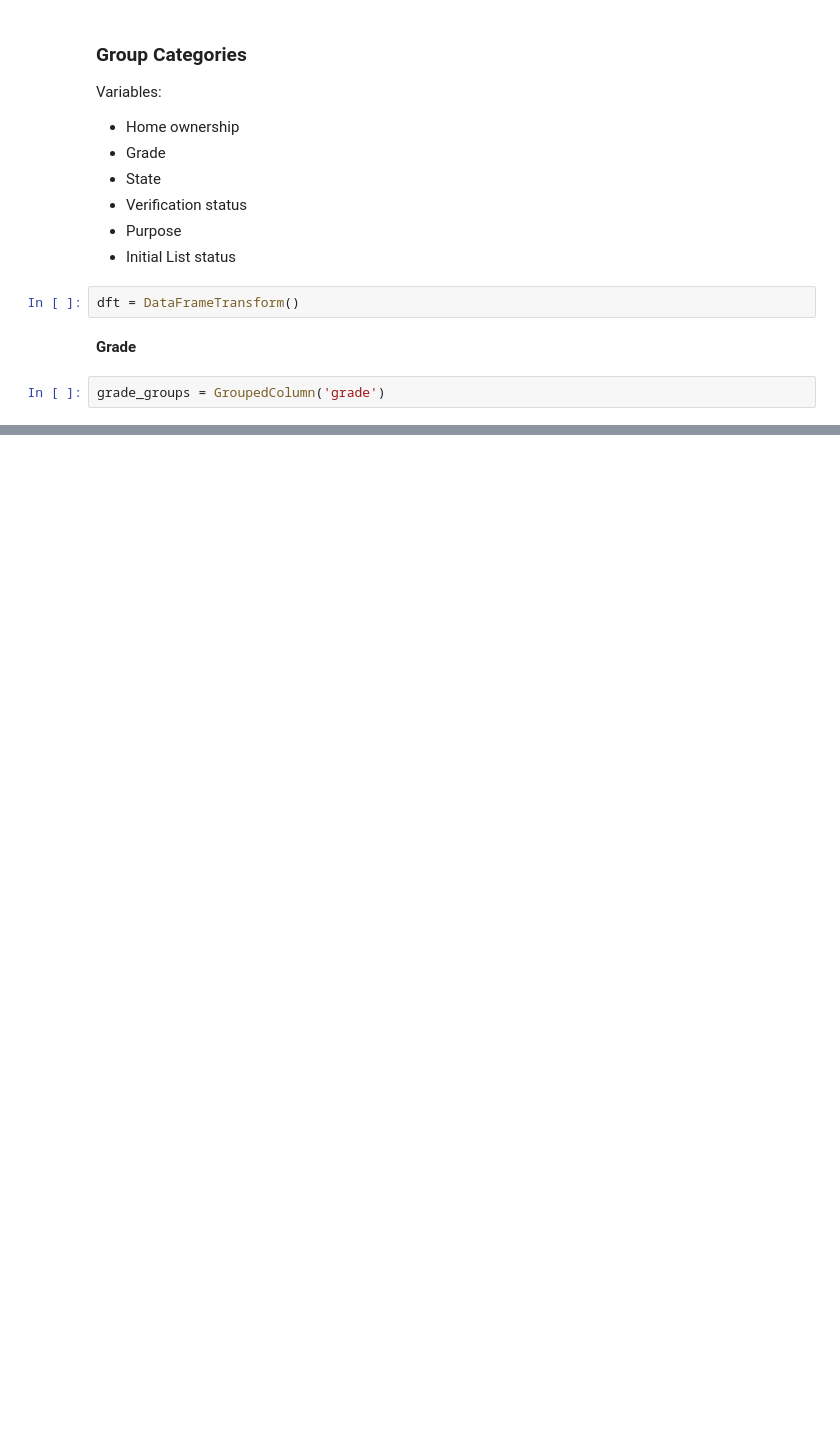
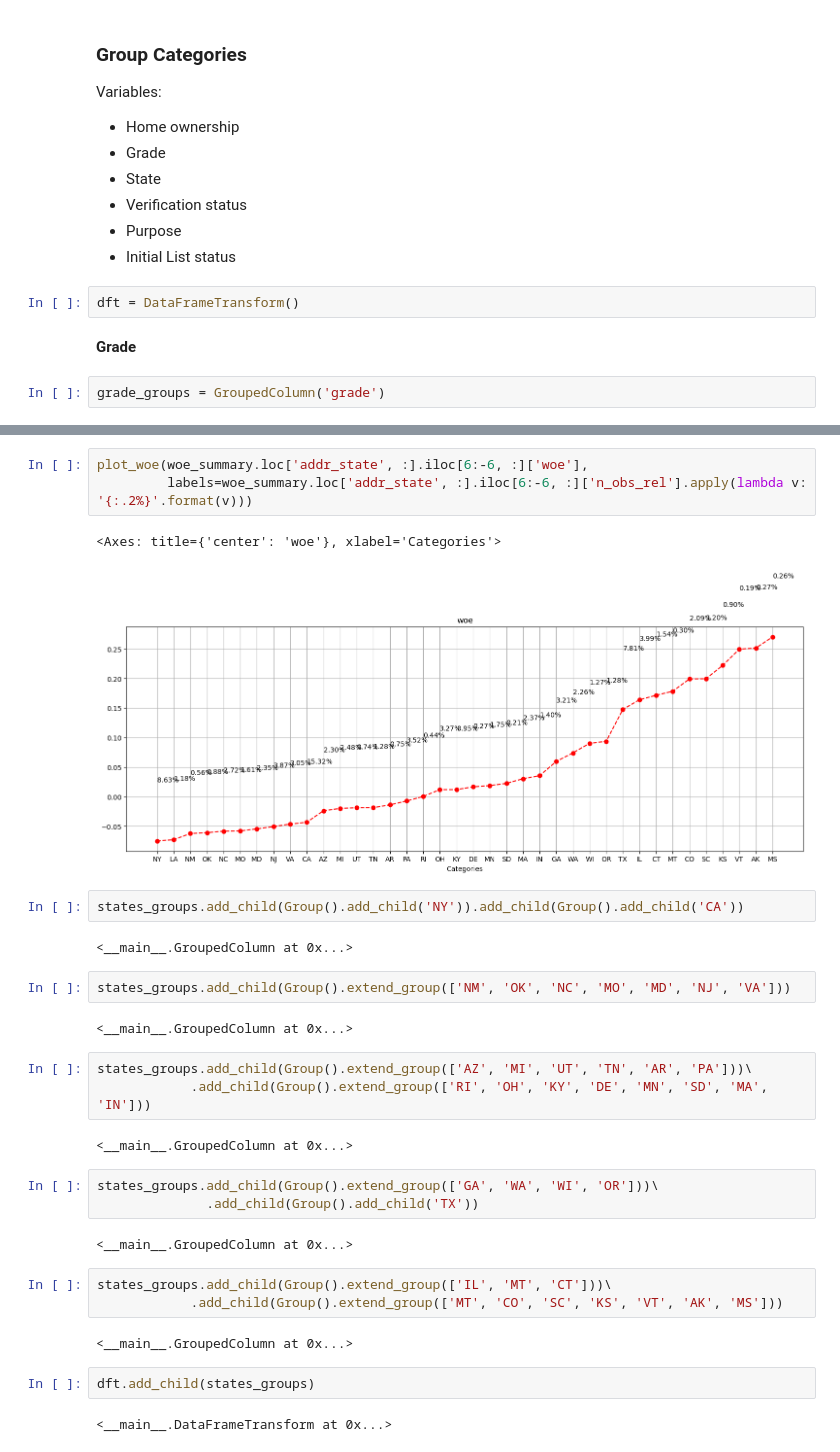
Before and after one commit to Xavi-Linux/CaRMeLo, a Jupyter notebook: notebooks/Data_preparation.ipynb, the cells around one changed output, grey strips where cells are left out. Drawn from its saved outputs; the diff is of its cells as text; blank space fills up the shorter version.

```diff
--- a/notebooks/Data_preparation.ipynb
+++ b/notebooks/Data_preparation.ipynb
@@ -350,0 +411,33 @@ plot_woe(woe_summary.loc['grade', :]['woe'], labels=woe_summary.loc['grade', :][
+# %%
+plot_woe(woe_summary.loc['addr_state', :].iloc[6:-6, :]['woe'],
+         labels=woe_summary.loc['addr_state', :].iloc[6:-6, :]['n_obs_rel'].apply(lambda v: '{:.2%}'.format(v)))
+# %% [output]
+<Axes: title={'center': 'woe'}, xlabel='Categories'>
+[figure, added]
+# %%
+states_groups.add_child(Group().add_child('NY')).add_child(Group().add_child('CA'))
+# %% [output]
+<__main__.GroupedColumn at 0x...>
+# %%
+states_groups.add_child(Group().extend_group(['NM', 'OK', 'NC', 'MO', 'MD', 'NJ', 'VA']))
+# %% [output]
+<__main__.GroupedColumn at 0x...>
+# %%
+states_groups.add_child(Group().extend_group(['AZ', 'MI', 'UT', 'TN', 'AR', 'PA']))\
+            .add_child(Group().extend_group(['RI', 'OH', 'KY', 'DE', 'MN', 'SD', 'MA', 'IN']))
+# %% [output]
+<__main__.GroupedColumn at 0x...>
+# %%
+states_groups.add_child(Group().extend_group(['GA', 'WA', 'WI', 'OR']))\
+              .add_child(Group().add_child('TX'))
+# %% [output]
+<__main__.GroupedColumn at 0x...>
+# %%
+states_groups.add_child(Group().extend_group(['IL', 'MT', 'CT']))\
+            .add_child(Group().extend_group(['MT', 'CO', 'SC', 'KS', 'VT', 'AK', 'MS']))
+# %% [output]
+<__main__.GroupedColumn at 0x...>
+# %%
+dft.add_child(states_groups)
+# %% [output]
+<__main__.DataFrameTransform at 0x...>
```
Also changed, not shown: parts of 35 cells of this notebook.
